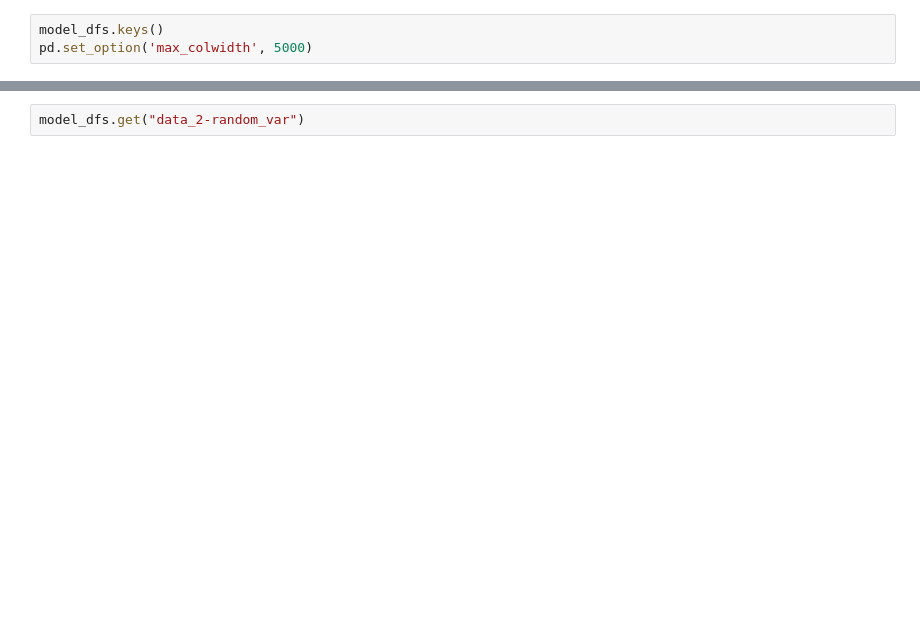
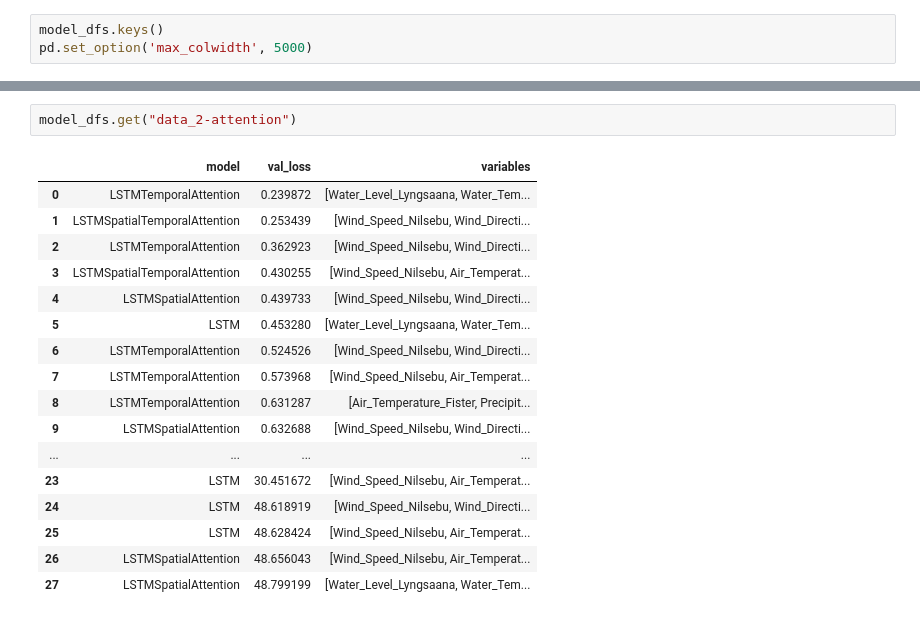
Before and after one commit to BorMagnus/hydro-ml, a Jupyter notebook: notebooks/06-model-evaluation.ipynb, the cells around one changed output, grey strips where cells are left out. Cells and saved outputs as stored; diff of their text form; blank space fills up the shorter version.

```diff
--- a/notebooks/06-model-evaluation.ipynb
+++ b/notebooks/06-model-evaluation.ipynb
@@ -190,2 +255,20 @@ model_dfs.get("data_1-random_var")
 # %%
-model_dfs.get("data_2-random_var")
+model_dfs.get("data_2-attention")
+# %% [output]
+|  | model | val_loss | variables |
+| 0 | LSTMTemporalAttention | 0.239872 | [Water_Level_Lyngsaana, Water_Tem... |
+| 1 | LSTMSpatialTemporalAttention | 0.253439 | [Wind_Speed_Nilsebu, Wind_Directi... |
+| 2 | LSTMTemporalAttention | 0.362923 | [Wind_Speed_Nilsebu, Wind_Directi... |
+| 3 | LSTMSpatialTemporalAttention | 0.430255 | [Wind_Speed_Nilsebu, Air_Temperat... |
+| 4 | LSTMSpatialAttention | 0.439733 | [Wind_Speed_Nilsebu, Wind_Directi... |
+| 5 | LSTM | 0.453280 | [Water_Level_Lyngsaana, Water_Tem... |
+| 6 | LSTMTemporalAttention | 0.524526 | [Wind_Speed_Nilsebu, Wind_Directi... |
+| 7 | LSTMTemporalAttention | 0.573968 | [Wind_Speed_Nilsebu, Air_Temperat... |
+| 8 | LSTMTemporalAttention | 0.631287 | [Air_Temperature_Fister, Precipit... |
+| 9 | LSTMSpatialAttention | 0.632688 | [Wind_Speed_Nilsebu, Wind_Directi... |
+| ... | ... | ... | ... |
+| 23 | LSTM | 30.451672 | [Wind_Speed_Nilsebu, Air_Temperat... |
+| 24 | LSTM | 48.618919 | [Wind_Speed_Nilsebu, Wind_Directi... |
+| 25 | LSTM | 48.628424 | [Wind_Speed_Nilsebu, Air_Temperat... |
+| 26 | LSTMSpatialAttention | 48.656043 | [Wind_Speed_Nilsebu, Air_Temperat... |
+| 27 | LSTMSpatialAttention | 48.799199 | [Water_Level_Lyngsaana, Water_Tem... |
```
Also changed, not shown: parts of 13 cells of this notebook, 3 other files.
